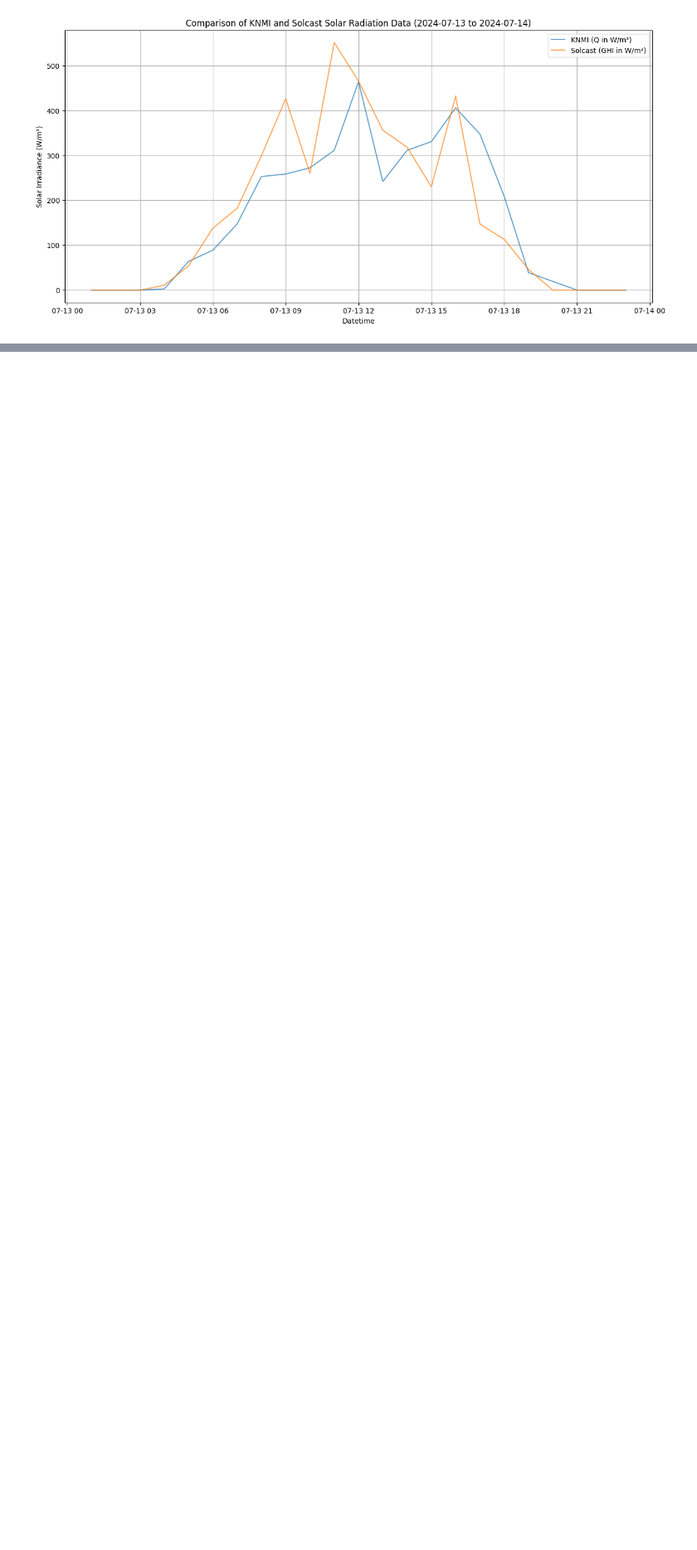
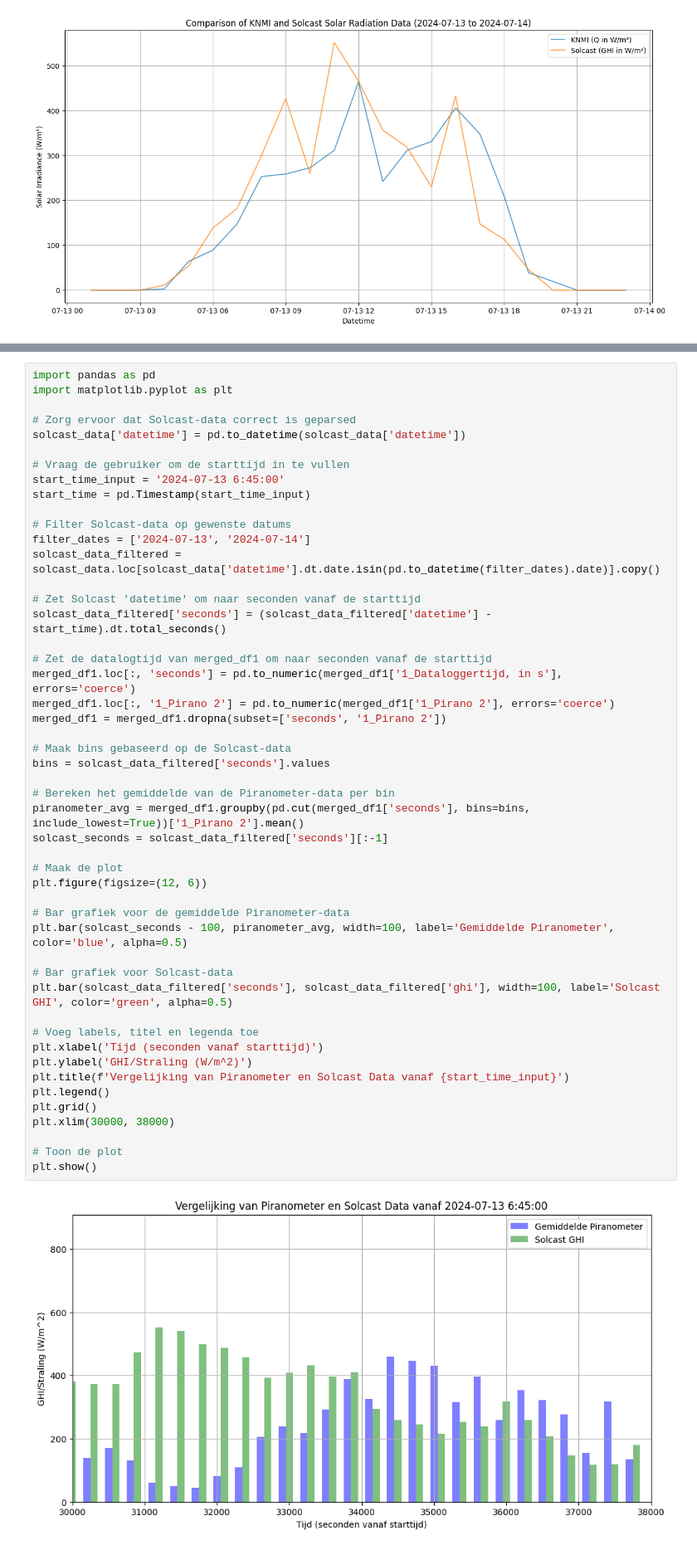
Before and after one commit to Qrax/Clean_Mobility, a Jupyter notebook: main.ipynb, the cells around one changed output, grey strips where cells are left out. Shown: that part at 83% size. Drawn from its saved outputs; the diff is of its cells as text; blank space fills up the shorter version.

```diff
--- a/main.ipynb
+++ b/main.ipynb
@@ -438,0 +190,51 @@ TypeError: Cannot subtract tz-naive and tz-aware datetime-like objects
+# %%
+import pandas as pd
+import matplotlib.pyplot as plt
+
+# Zorg ervoor dat Solcast-data correct is geparsed
+solcast_data['datetime'] = pd.to_datetime(solcast_data['datetime'])
+
+# Vraag de gebruiker om de starttijd in te vullen
+start_time_input = '2024-07-13 6:45:00'
+start_time = pd.Timestamp(start_time_input)
+
+# Filter Solcast-data op gewenste datums
+filter_dates = ['2024-07-13', '2024-07-14']
+solcast_data_filtered = solcast_data.loc[solcast_data['datetime'].dt.date.isin(pd.to_datetime(filter_dates).date)].copy()
+
+# Zet Solcast 'datetime' om naar seconden vanaf de starttijd
+solcast_data_filtered['seconds'] = (solcast_data_filtered['datetime'] - start_time).dt.total_seconds()
+
+# Zet de datalogtijd van merged_df1 om naar seconden vanaf de starttijd
+merged_df1.loc[:, 'seconds'] = pd.to_numeric(merged_df1['1_Dataloggertijd, in s'], errors='coerce')
+merged_df1.loc[:, '1_Pirano 2'] = pd.to_numeric(merged_df1['1_Pirano 2'], errors='coerce')
+merged_df1 = merged_df1.dropna(subset=['seconds', '1_Pirano 2'])
+
+# Maak bins gebaseerd op de Solcast-data
+bins = solcast_data_filtered['seconds'].values
+
+# Bereken het gemiddelde van de Piranometer-data per bin
+piranometer_avg = merged_df1.groupby(pd.cut(merged_df1['seconds'], bins=bins, include_lowest=True))['1_Pirano 2'].mean()
+solcast_seconds = solcast_data_filtered['seconds'][:-1]
+
+# Maak de plot
+plt.figure(figsize=(12, 6))
+
+# Bar grafiek voor de gemiddelde Piranometer-data
+plt.bar(solcast_seconds - 100, piranometer_avg, width=100, label='Gemiddelde Piranometer', color='blue', alpha=0.5)
+
+# Bar grafiek voor Solcast-data
+plt.bar(solcast_data_filtered['seconds'], solcast_data_filtered['ghi'], width=100, label='Solcast GHI', color='green', alpha=0.5)
+
+# Voeg labels, titel en legenda toe
+plt.xlabel('Tijd (seconden vanaf starttijd)')
+plt.ylabel('GHI/Straling (W/m^2)')
+plt.title(f'Vergelijking van Piranometer en Solcast Data vanaf {start_time_input}')
+plt.legend()
+plt.grid()
+plt.xlim(30000, 38000)
+
+# Toon de plot
+plt.show()
+# %% [output]
+[figure, added]
```
Also changed, not shown: parts of 9 cells of this notebook.
